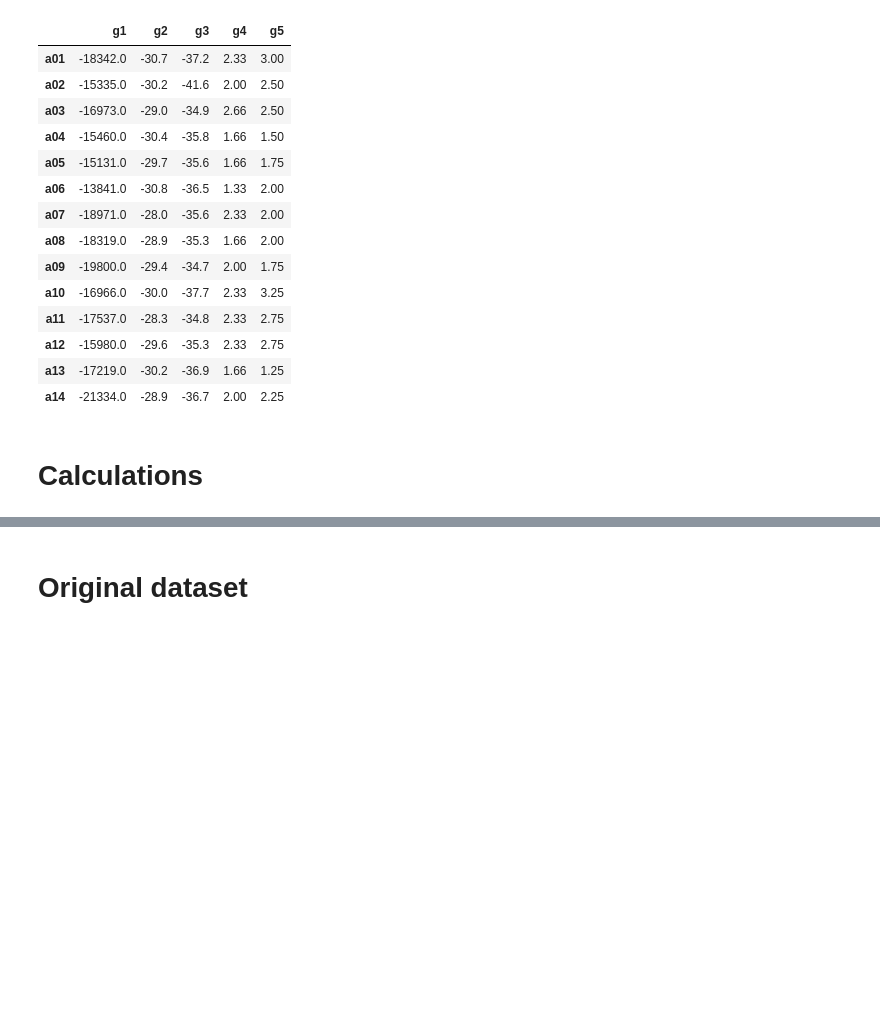
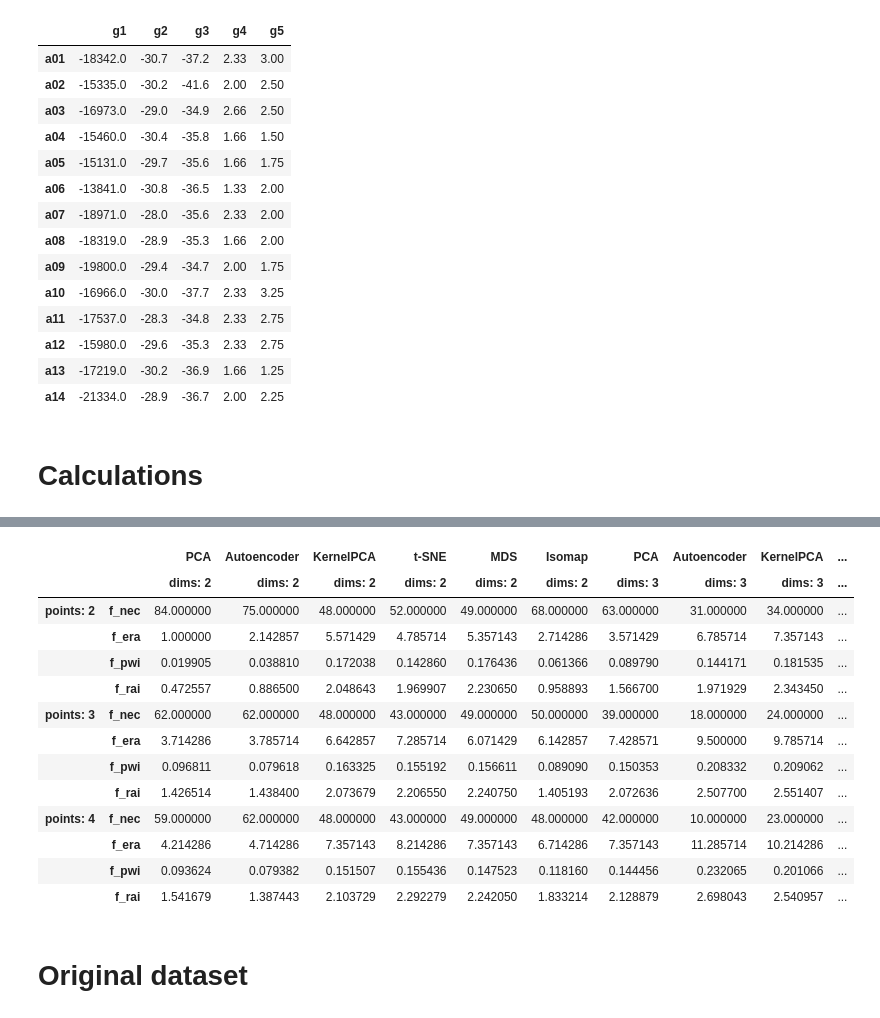
Before and after one commit to anras5/ordinal-regression-reduced, a Jupyter notebook: src/main.ipynb, the cells around one changed output, grey strips where cells are left out. Saved outputs shown, nothing was run; the diff lists cells and outputs as text; code cells hidden in the pictures; blank space fills up the shorter version.

Commit message:
feat: add autoencoder

```diff
--- a/src/main.ipynb
+++ b/src/main.ipynb
@@ -44,0 +52,10 @@ N_COMPONENTS = 3
+# %%
+results_original = defaultdict(dict)
+for points in available_points:
+    print(f"points: {points}, method: original")
+    criteria = [Criterion(name, points=points) for name in df.columns]
+    f_nec, f_era, f_pwi, f_rai = calculate_heuristics(df, PREFERENCES, criteria)
+    results_original['original'][(f"points: {points}", 'f_nec')] = f_nec
+    results_original['original'][(f"points: {points}", 'f_era')] = f_era
+    results_original['original'][(f"points: {points}", 'f_pwi')] = f_pwi
+    results_original['original'][(f"points: {points}", 'f_rai')] = f_rai
@@ -45,10 +83,21 @@ N_COMPONENTS = 3
 # %%
-scaler = StandardScaler()
-df_scaled = scaler.fit_transform(df)
-
-n_components = [2, 3, 4]
-for n in n_components:
-    methods = [PCA(n_components=n_components), TSNE(n_components=N_COMPONENTS, perplexity=10), MDS(n_components=N_COMPONENTS)]
-    for method in methods:
-        df_m = pd.DataFrame(pca.fit_transform(df_scaled), index=df.index, columns=range(n)).map(lambda x: f"{x:.4f}").astype(np.float64)
-        CRITERIA = [Criterion(name, points=2) for name in df_m.columns]
+results = defaultdict(dict)
+for points in available_points:
+    for n in n_components:
+        methods = {
+            'PCA': PCA(n_components=n, random_state=42),
+            'Autoencoder': AutoencoderModel(encoded_dim=n, epochs=300, batch_size=16),
+            'KernelPCA': KernelPCA(n_components=n, random_state=42),
+            't-SNE': TSNE(n_components=n, perplexity=10, method='exact', random_state=42),
+            'MDS': MDS(n_components=n, random_state=42),
+            'Isomap': Isomap(n_components=n)
+        }
+        for method_name, method in methods.items():
+            print(f"points: {points}, components: {n}, method: {method_name}")
+            df_m = pd.DataFrame(method.fit_transform(df_scaled), index=df.index, columns=range(n)).map(lambda x: f"{x:.4f}").astype(np.float64)
+            criteria = [Criterion(name, points=points) for name in df_m.columns]
+            f_nec, f_era, f_pwi, f_rai = calculate_heuristics(df_m, PREFERENCES, criteria)
+            results[method_name, f"dims: {n}"][(f"points: {points}", 'f_nec')] = f_nec
+            results[method_name, f"dims: {n}"][(f"points: {points}", 'f_era')] = f_era
+            results[method_name, f"dims: {n}"][(f"points: {points}", 'f_pwi')] = f_pwi
+            results[method_name, f"dims: {n}"][(f"points: {points}", 'f_rai')] = f_rai
@@ -55,3 +122,21 @@ for n in n_components:
+# %%
+df_results = pd.DataFrame(results)
+df_results
+# %% [output]
+|  |  | PCA | Autoencoder | KernelPCA | t-SNE | MDS | Isomap | PCA | Autoencoder | KernelPCA | ... |
+|  |  | dims: 2 | dims: 2 | dims: 2 | dims: 2 | dims: 2 | dims: 2 | dims: 3 | dims: 3 | dims: 3 | ... |
+| points: 2 | f_nec | 84.000000 | 75.000000 | 48.000000 | 52.000000 | 49.000000 | 68.000000 | 63.000000 | 31.000000 | 34.000000 | ... |
+|  | f_era | 1.000000 | 2.142857 | 5.571429 | 4.785714 | 5.357143 | 2.714286 | 3.571429 | 6.785714 | 7.357143 | ... |
+|  | f_pwi | 0.019905 | 0.038810 | 0.172038 | 0.142860 | 0.176436 | 0.061366 | 0.089790 | 0.144171 | 0.181535 | ... |
+|  | f_rai | 0.472557 | 0.886500 | 2.048643 | 1.969907 | 2.230650 | 0.958893 | 1.566700 | 1.971929 | 2.343450 | ... |
+| points: 3 | f_nec | 62.000000 | 62.000000 | 48.000000 | 43.000000 | 49.000000 | 50.000000 | 39.000000 | 18.000000 | 24.000000 | ... |
+|  | f_era | 3.714286 | 3.785714 | 6.642857 | 7.285714 | 6.071429 | 6.142857 | 7.428571 | 9.500000 | 9.785714 | ... |
+|  | f_pwi | 0.096811 | 0.079618 | 0.163325 | 0.155192 | 0.156611 | 0.089090 | 0.150353 | 0.208332 | 0.209062 | ... |
+|  | f_rai | 1.426514 | 1.438400 | 2.073679 | 2.206550 | 2.240750 | 1.405193 | 2.072636 | 2.507700 | 2.551407 | ... |
+| points: 4 | f_nec | 59.000000 | 62.000000 | 48.000000 | 43.000000 | 49.000000 | 48.000000 | 42.000000 | 10.000000 | 23.000000 | ... |
+|  | f_era | 4.214286 | 4.714286 | 7.357143 | 8.214286 | 7.357143 | 6.714286 | 7.357143 | 11.285714 | 10.214286 | ... |
+|  | f_pwi | 0.093624 | 0.079382 | 0.151507 | 0.155436 | 0.147523 | 0.118160 | 0.144456 | 0.232065 | 0.201066 | ... |
+|  | f_rai | 1.541679 | 1.387443 | 2.103729 | 2.292279 | 2.242050 | 1.833214 | 2.128879 | 2.698043 | 2.540957 | ... |
 # %% [markdown]
 # Original dataset
 # %%
```
Also changed, not shown: parts of 6 cells of this notebook, 10 other files.
